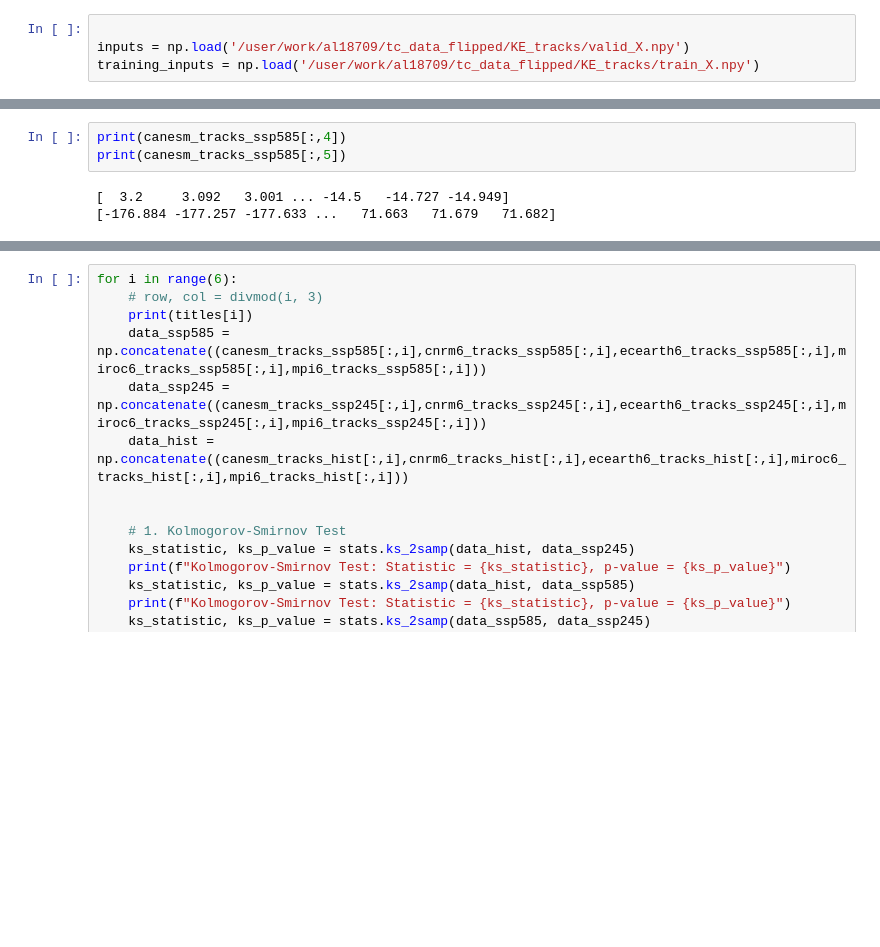
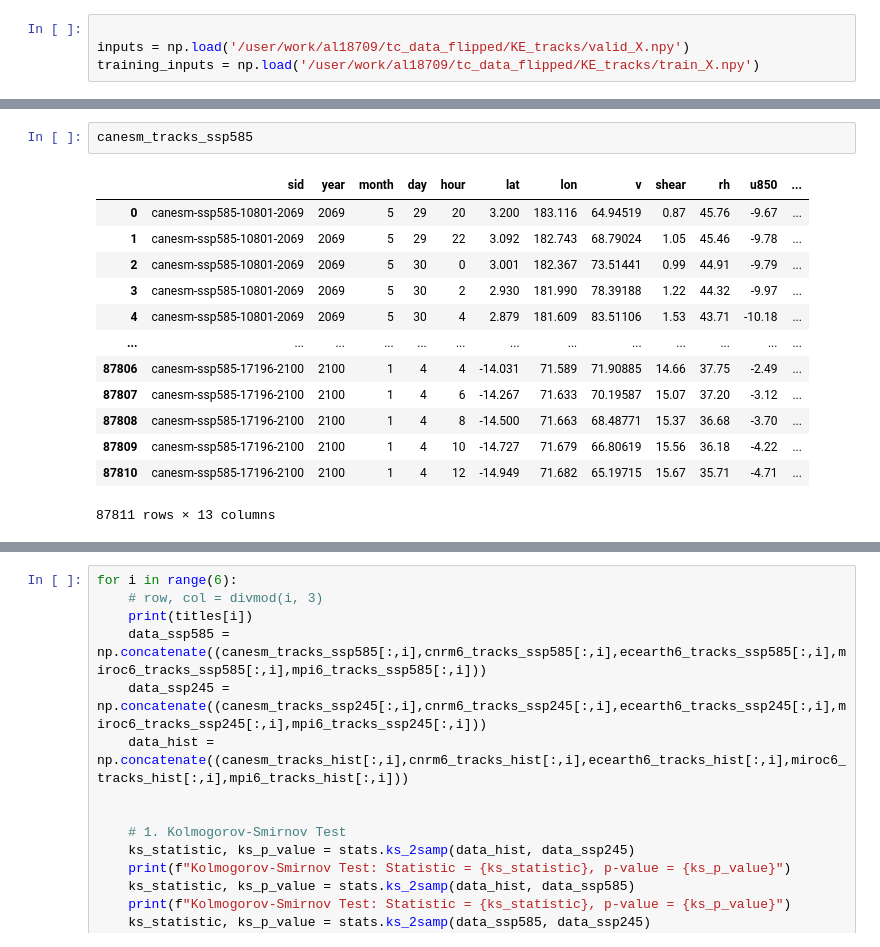
Before and after one commit to vosps/tropical_cyclone, a Jupyter notebook: chapter_3/cmip_input_analysis.ipynb, the cells around one changed output, grey strips where cells are left out. Saved outputs shown, nothing was run; the diff lists cells and outputs as text; blank space fills up the shorter version.

```diff
--- a/chapter_3/cmip_input_analysis.ipynb
+++ b/chapter_3/cmip_input_analysis.ipynb
@@ -48,9 +122,19 @@ mpi6 ssp585
-# %%
-print(canesm_tracks_ssp585[:,4])
-print(canesm_tracks_ssp585[:,5])
-# %% [output]
-[  3.2     3.092   3.001 ... -14.5   -14.727 -14.949]
-[-176.884 -177.257 -177.633 ...   71.663   71.679   71.682]
+# %%
+canesm_tracks_ssp585
+# %% [output]
+|  | sid | year | month | day | hour | lat | lon | v | shear | rh | u850 | ... |
+| 0 | canesm-ssp585-10801-2069 | 2069 | 5 | 29 | 20 | 3.200 | 183.116 | 64.94519 | 0.87 | 45.76 | -9.67 | ... |
+| 1 | canesm-ssp585-10801-2069 | 2069 | 5 | 29 | 22 | 3.092 | 182.743 | 68.79024 | 1.05 | 45.46 | -9.78 | ... |
+| 2 | canesm-ssp585-10801-2069 | 2069 | 5 | 30 | 0 | 3.001 | 182.367 | 73.51441 | 0.99 | 44.91 | -9.79 | ... |
+| 3 | canesm-ssp585-10801-2069 | 2069 | 5 | 30 | 2 | 2.930 | 181.990 | 78.39188 | 1.22 | 44.32 | -9.97 | ... |
+| 4 | canesm-ssp585-10801-2069 | 2069 | 5 | 30 | 4 | 2.879 | 181.609 | 83.51106 | 1.53 | 43.71 | -10.18 | ... |
+| ... | ... | ... | ... | ... | ... | ... | ... | ... | ... | ... | ... | ... |
+| 87806 | canesm-ssp585-17196-2100 | 2100 | 1 | 4 | 4 | -14.031 | 71.589 | 71.90885 | 14.66 | 37.75 | -2.49 | ... |
+| 87807 | canesm-ssp585-17196-2100 | 2100 | 1 | 4 | 6 | -14.267 | 71.633 | 70.19587 | 15.07 | 37.20 | -3.12 | ... |
+| 87808 | canesm-ssp585-17196-2100 | 2100 | 1 | 4 | 8 | -14.500 | 71.663 | 68.48771 | 15.37 | 36.68 | -3.70 | ... |
+| 87809 | canesm-ssp585-17196-2100 | 2100 | 1 | 4 | 10 | -14.727 | 71.679 | 66.80619 | 15.56 | 36.18 | -4.22 | ... |
+| 87810 | canesm-ssp585-17196-2100 | 2100 | 1 | 4 | 12 | -14.949 | 71.682 | 65.19715 | 15.67 | 35.71 | -4.71 | ... |
+87811 rows × 13 columns
 # %%
 sns.set_style("whitegrid")  # You can change the style to your preference
 height_ratios = [1,0.08,1]
```
Also changed, not shown: parts of 9 cells of this notebook, 9 other files.
